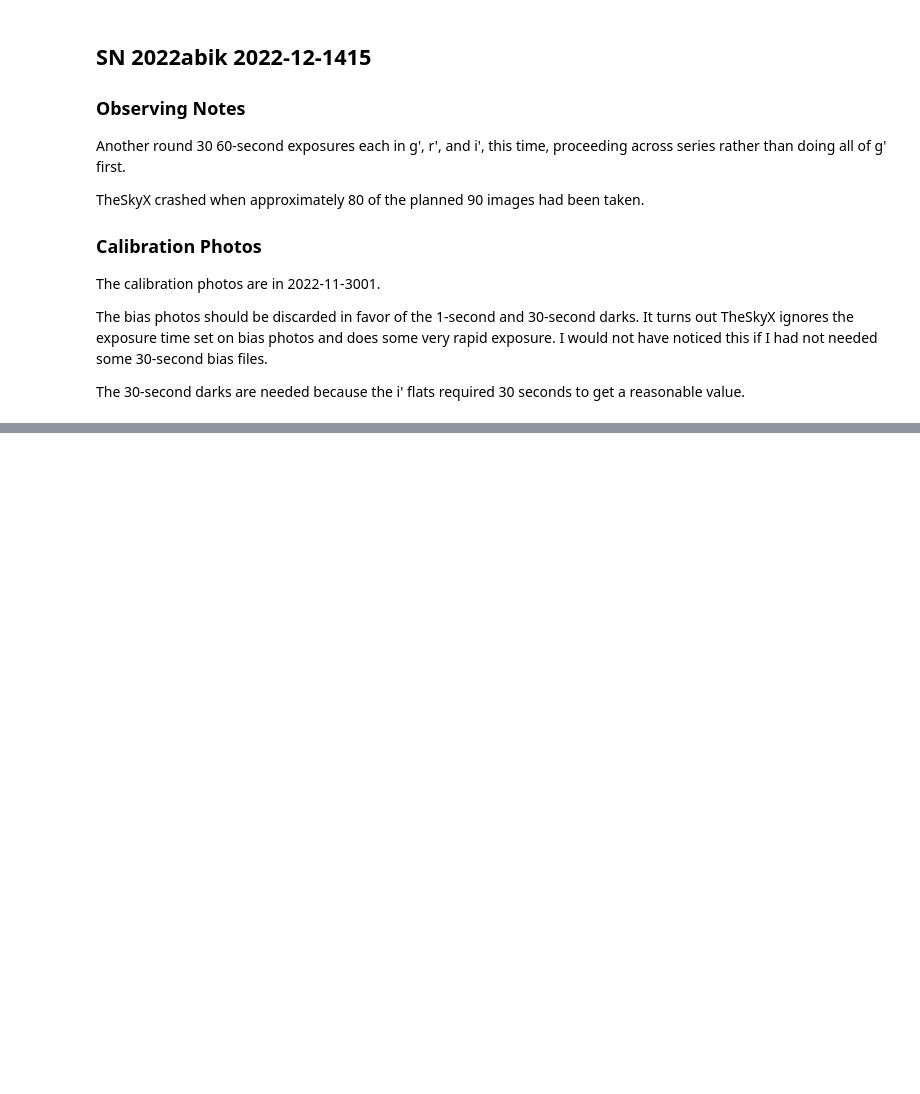
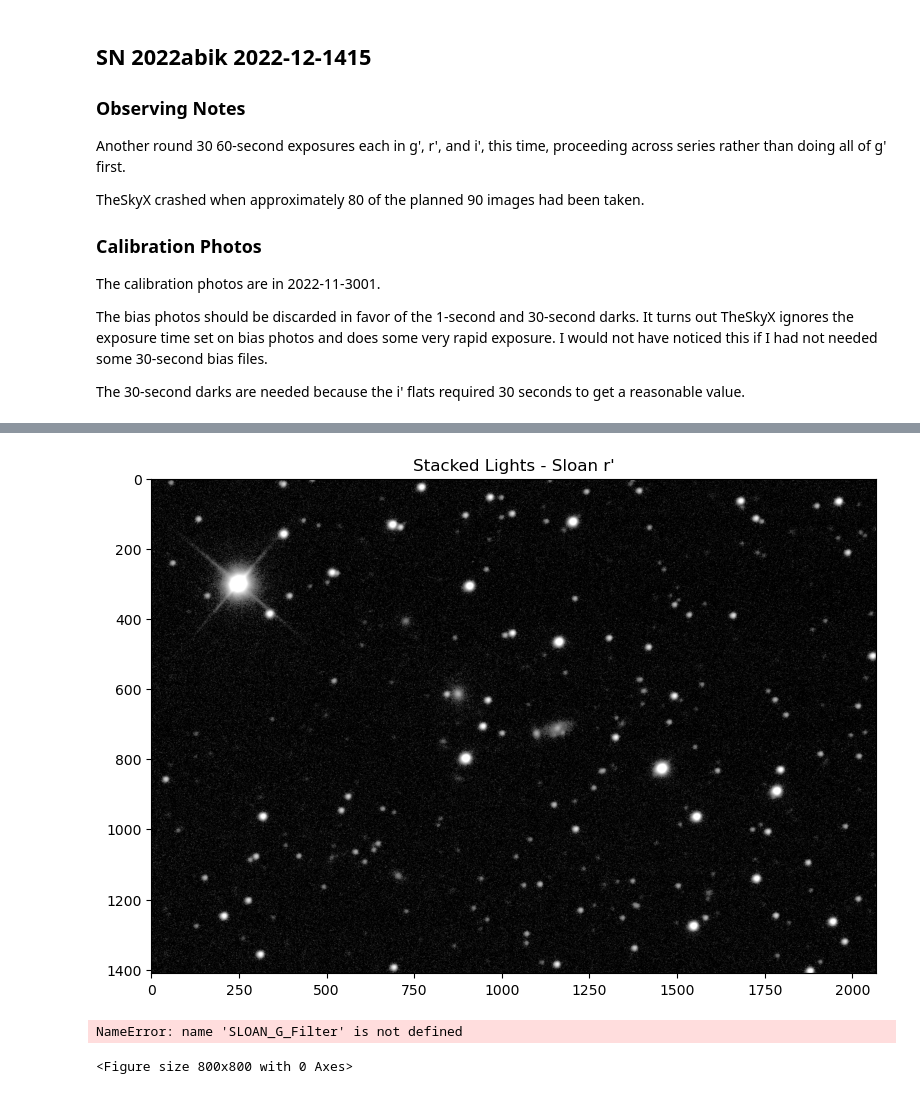
Before and after one commit to brianhill/transient-astronomy, a Jupyter notebook: targets/SN_2022abik/2022-12-1415/analysis-sofia.ipynb, the cells around one changed output, grey strips where cells are left out. Drawn from its saved outputs; the diff is of its cells as text; code cells hidden in the pictures; blank space fills up the shorter version.

```diff
--- a/targets/SN_2022abik/2022-12-1415/analysis-sofia.ipynb
+++ b/targets/SN_2022abik/2022-12-1415/analysis-sofia.ipynb
@@ -212,0 +347,28 @@ lights_transformed.data
+# %%
+# Stacked Sloan r' Image
+
+fig, axes = plt.subplots(1, 1, figsize=(8, 6))
+
+axes.imshow(transformed_stacked_subtracted_list[SLOAN_R_FILTER], cmap='gray')
+
+axes.set_title("Stacked Lights - " + filter_full_names[SLOAN_R_FILTER])
+
+plt.tight_layout()
+plt.show()
+# %% [output]
+[figure, added]
+# %%
+header_list = [light[0].header for light in first_light_list]
+center_list = [SkyCoord(header['OBJCTRA'], header['OBJCTDEC'], unit=(u.hourangle, u.deg)) for header in header_list]
+
+center = center_list[SLOAN_G_FILTER]
+data = stacked_data_list[SLOAN_G_FILTER]
+stars = twirl.find_peaks(stacked_data_list[SLOAN_G_FILTER])[0:15]
+
+plt.figure(figsize=(8,8))
+med = np.median(data)
+plt.imshow(stacked_data_list(0), cmap="Greys_r")
+plt.plot(*stars.T, "o", fillstyle="none", c="w", ms=12)
+# %% [output]
+NameError: name 'SLOAN_G_Filter' is not defined
+<Figure size 800x800 with 0 Axes>
```
Also changed, not shown: parts of 46 cells of this notebook.
